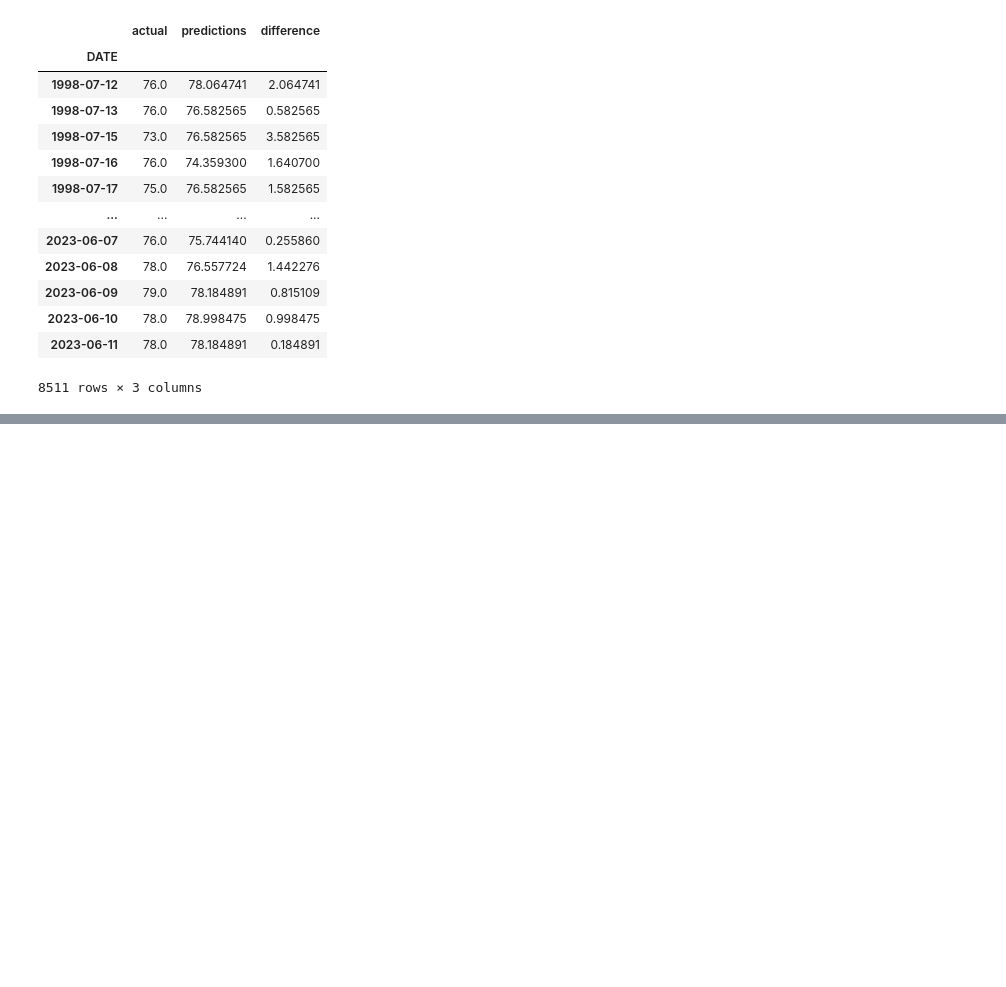
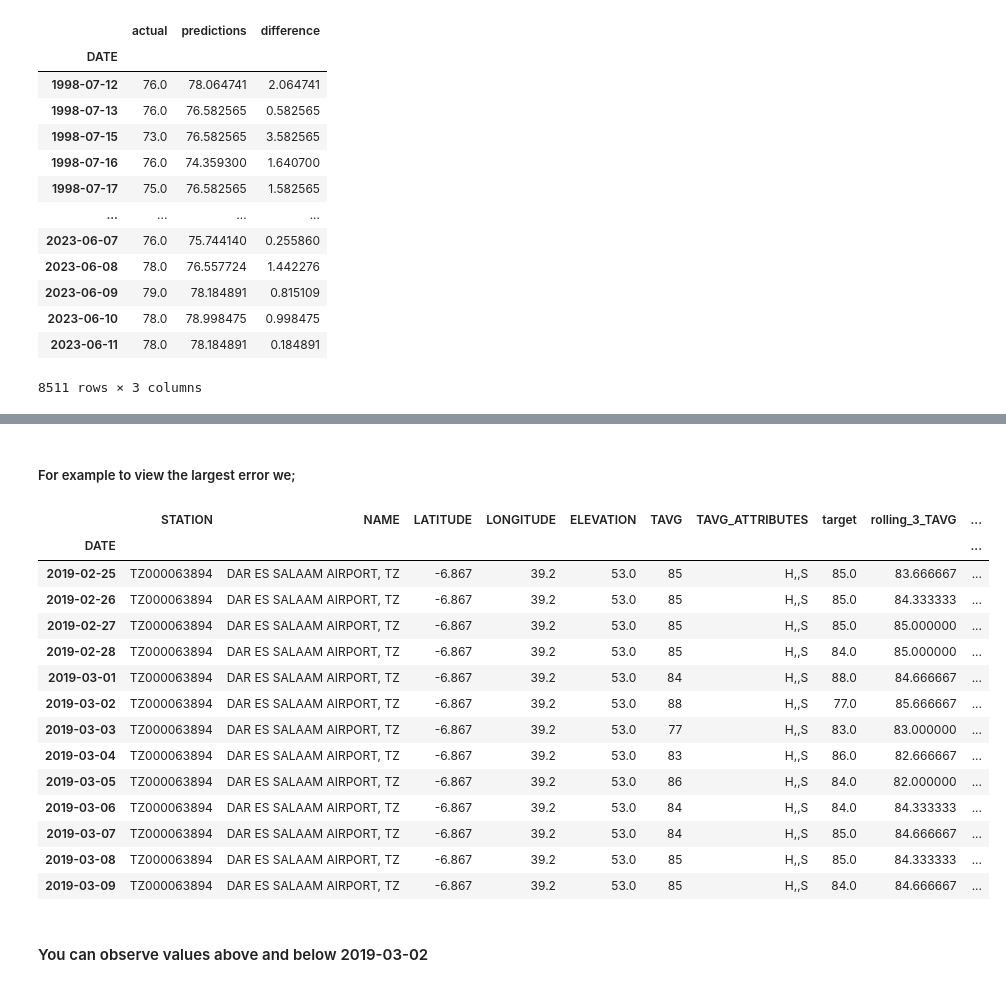
Before and after one commit to Gabriel-Dee/Weather_Prediction, a Jupyter notebook: Weather_Prediction.ipynb, the cells around one changed output, grey strips where cells are left out. Drawn from its saved outputs; the diff is of its cells as text; code cells hidden in the pictures; blank space fills up the shorter version.

```diff
--- a/Weather_Prediction.ipynb
+++ b/Weather_Prediction.ipynb
@@ -358,0 +365,22 @@ predictions["difference"].mean()
+# %%
+def percentage_difference(new, old):
+    return (new - old)/old
+
+# A function to help find rolling avarages for the past few days (5 or 15 or number of your liking)
+def compute_rolling(weather, horizon, col):
+    # This lable is the name of the new column to be created in our data frame
+    label = f"rolling_{horizon}_{col}"
+
+    # Creating a new column containing the rolling mean of the values
+    weather[label] = weather[col].rolling(horizon).mean()
+
+    # now we calculate the percentage difference
+    weather[f"{label}_pct"] = percentage_difference(weather[label], weather[col])
+    return weather
+
+rolling_horizons = [3,10]
+
+# This will add new columns to our dataset
+for horizon in rolling_horizons:
+    for col in ["TAVG"]:
+        weather = compute_rolling(weather, horizon, col)
@@ -358,0 +527,22 @@ predictions["difference"].mean()
+# %% [markdown]
+##### For example to view the largest error we;
+# %%
+weather.loc["2019-02-25":"2019-03-09"]
+# %% [output]
+|  | STATION | NAME | LATITUDE | LONGITUDE | ELEVATION | TAVG | TAVG_ATTRIBUTES | target | rolling_3_TAVG | ... |
+| DATE |  |  |  |  |  |  |  |  |  | ... |
+| 2019-02-25 | TZ000063894 | DAR ES SALAAM AIRPORT, TZ | -6.867 | 39.2 | 53.0 | 85 | H,,S | 85.0 | 83.666667 | ... |
+| 2019-02-26 | TZ000063894 | DAR ES SALAAM AIRPORT, TZ | -6.867 | 39.2 | 53.0 | 85 | H,,S | 85.0 | 84.333333 | ... |
+| 2019-02-27 | TZ000063894 | DAR ES SALAAM AIRPORT, TZ | -6.867 | 39.2 | 53.0 | 85 | H,,S | 85.0 | 85.000000 | ... |
+| 2019-02-28 | TZ000063894 | DAR ES SALAAM AIRPORT, TZ | -6.867 | 39.2 | 53.0 | 85 | H,,S | 84.0 | 85.000000 | ... |
+| 2019-03-01 | TZ000063894 | DAR ES SALAAM AIRPORT, TZ | -6.867 | 39.2 | 53.0 | 84 | H,,S | 88.0 | 84.666667 | ... |
+| 2019-03-02 | TZ000063894 | DAR ES SALAAM AIRPORT, TZ | -6.867 | 39.2 | 53.0 | 88 | H,,S | 77.0 | 85.666667 | ... |
+| 2019-03-03 | TZ000063894 | DAR ES SALAAM AIRPORT, TZ | -6.867 | 39.2 | 53.0 | 77 | H,,S | 83.0 | 83.000000 | ... |
+| 2019-03-04 | TZ000063894 | DAR ES SALAAM AIRPORT, TZ | -6.867 | 39.2 | 53.0 | 83 | H,,S | 86.0 | 82.666667 | ... |
+| 2019-03-05 | TZ000063894 | DAR ES SALAAM AIRPORT, TZ | -6.867 | 39.2 | 53.0 | 86 | H,,S | 84.0 | 82.000000 | ... |
+| 2019-03-06 | TZ000063894 | DAR ES SALAAM AIRPORT, TZ | -6.867 | 39.2 | 53.0 | 84 | H,,S | 84.0 | 84.333333 | ... |
+| 2019-03-07 | TZ000063894 | DAR ES SALAAM AIRPORT, TZ | -6.867 | 39.2 | 53.0 | 84 | H,,S | 85.0 | 84.666667 | ... |
+| 2019-03-08 | TZ000063894 | DAR ES SALAAM AIRPORT, TZ | -6.867 | 39.2 | 53.0 | 85 | H,,S | 85.0 | 84.333333 | ... |
+| 2019-03-09 | TZ000063894 | DAR ES SALAAM AIRPORT, TZ | -6.867 | 39.2 | 53.0 | 85 | H,,S | 84.0 | 84.666667 | ... |
+# %% [markdown]
+#### You can observe values above and below 2019-03-02
```
Also changed, not shown: parts of 31 cells of this notebook.
